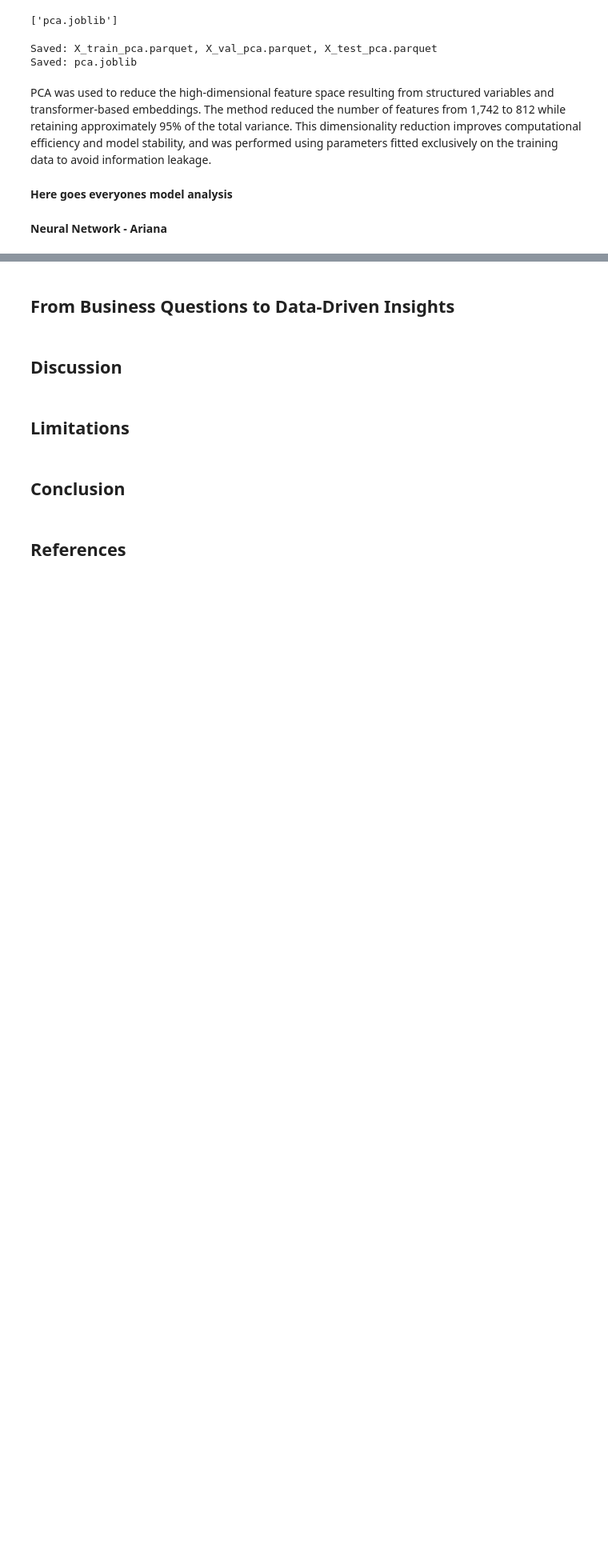
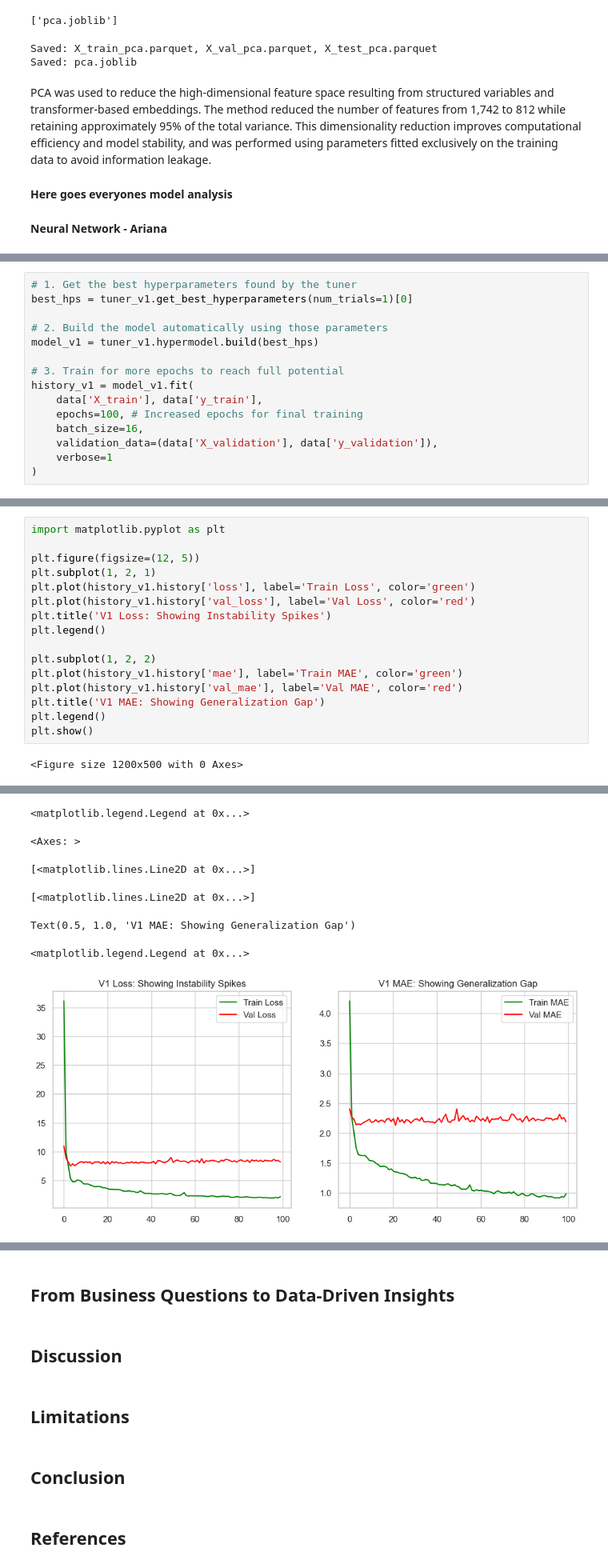
Before and after one commit to sreejoniroy23-commits/AIforBusiness, a Jupyter notebook: AI_Final_Project_With_NN.ipynb, the cells around one changed output, grey strips where cells are left out. Shown: that part at 80% size. Drawn from its saved outputs; the diff is of its cells as text; blank space fills up the shorter version.

```diff
--- a/AI_Final_Project_With_NN.ipynb
+++ b/AI_Final_Project_With_NN.ipynb
@@ -2808,0 +2395,15 @@ Median Prediction Error: $9,148,271.88
+# %%
+# 1. Get the best hyperparameters found by the tuner
+best_hps = tuner_v1.get_best_hyperparameters(num_trials=1)[0]
+
+# 2. Build the model automatically using those parameters
+model_v1 = tuner_v1.hypermodel.build(best_hps)
+
+# 3. Train for more epochs to reach full potential
+history_v1 = model_v1.fit(
+    data['X_train'], data['y_train'],
+    epochs=100, # Increased epochs for final training
+    batch_size=16,
+    validation_data=(data['X_validation'], data['y_validation']),
+    verbose=1
+)
@@ -2808,0 +2452,18 @@ Median Prediction Error: $9,148,271.88
+# %%
+import matplotlib.pyplot as plt
+
+plt.figure(figsize=(12, 5))
+plt.subplot(1, 2, 1)
+plt.plot(history_v1.history['loss'], label='Train Loss', color='green')
+plt.plot(history_v1.history['val_loss'], label='Val Loss', color='red')
+plt.title('V1 Loss: Showing Instability Spikes')
+plt.legend()
+
+plt.subplot(1, 2, 2)
+plt.plot(history_v1.history['mae'], label='Train MAE', color='green')
+plt.plot(history_v1.history['val_mae'], label='Val MAE', color='red')
+plt.title('V1 MAE: Showing Generalization Gap')
+plt.legend()
+plt.show()
+# %% [output]
+<Figure size 1200x500 with 0 Axes>
@@ -2808,0 +2474,7 @@ Median Prediction Error: $9,148,271.88
+<matplotlib.legend.Legend at 0x...>
+<Axes: >
+[<matplotlib.lines.Line2D at 0x...>]
+[<matplotlib.lines.Line2D at 0x...>]
+Text(0.5, 1.0, 'V1 MAE: Showing Generalization Gap')
+<matplotlib.legend.Legend at 0x...>
+[figure, added]
```
Also changed, not shown: parts of 50 cells of this notebook.
